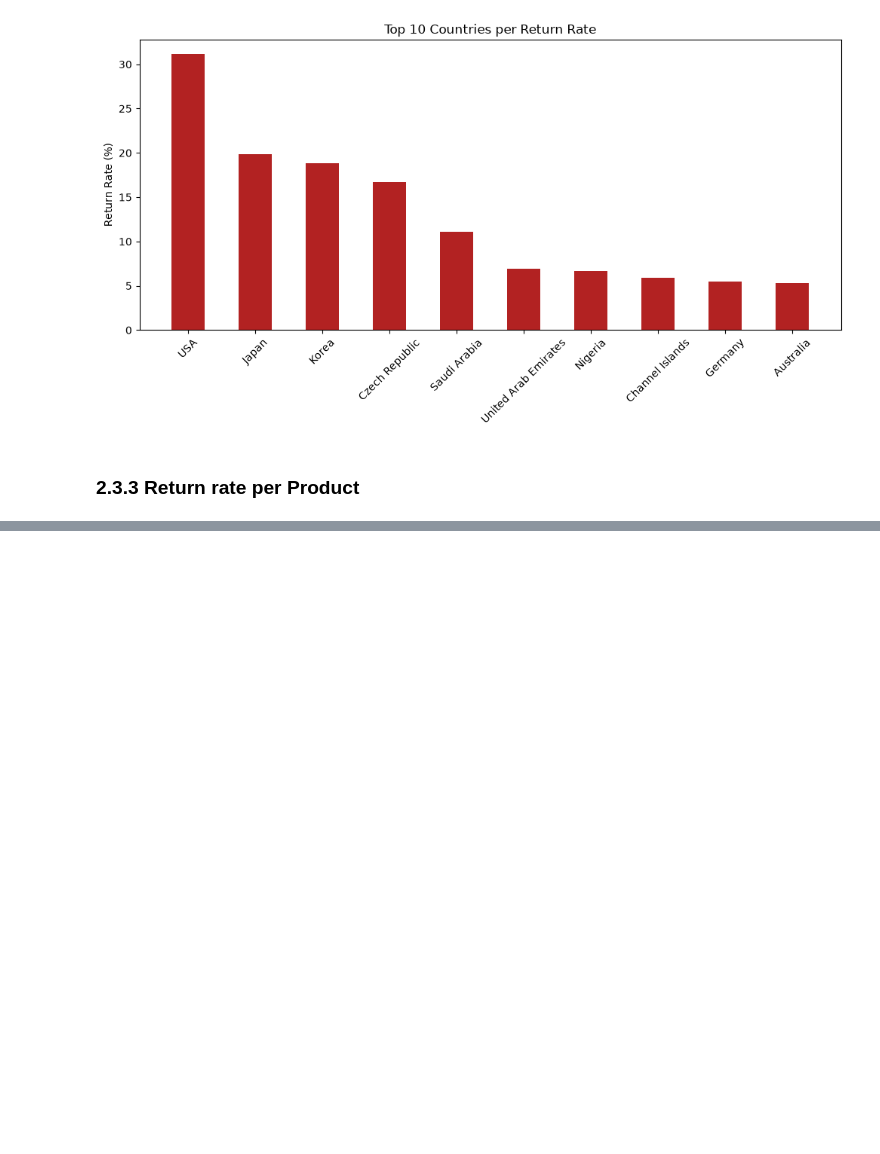
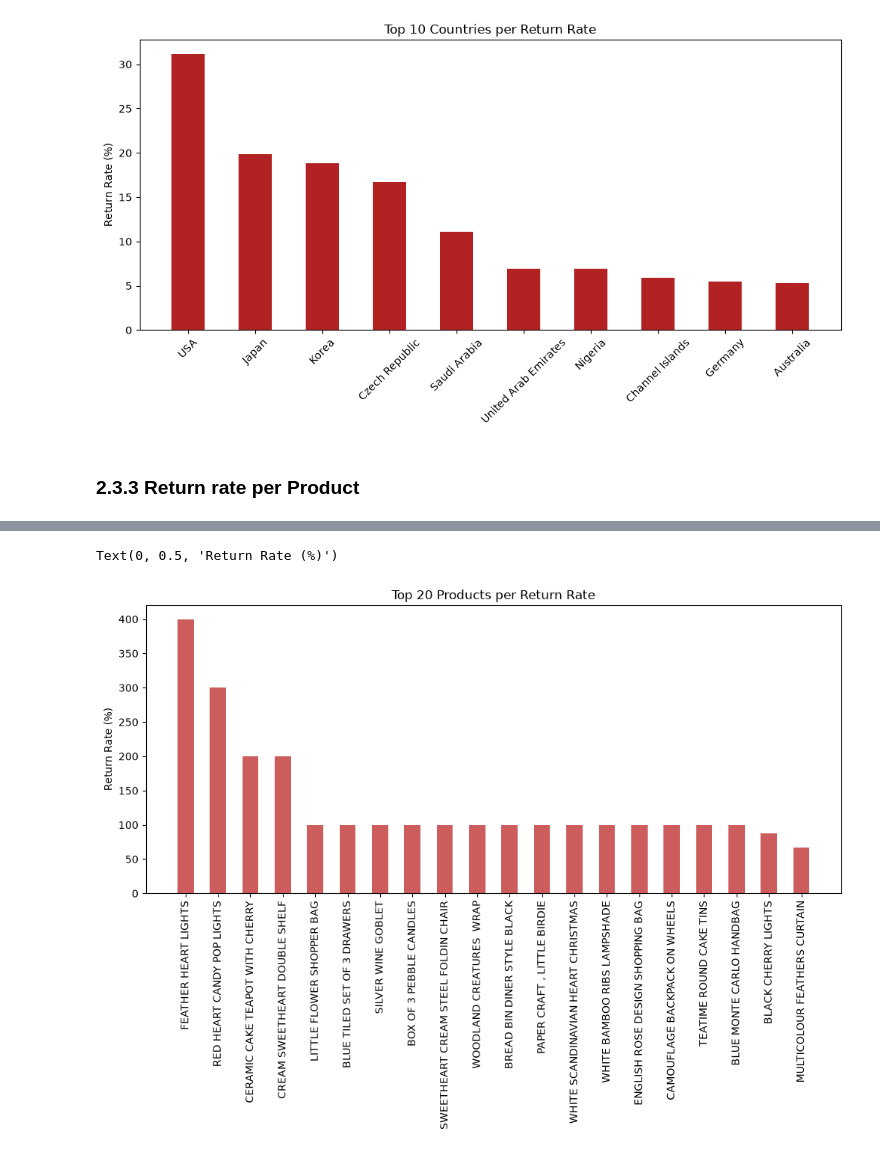
Before and after one commit to Sara-Munafo/retail-sales-analysis, a Jupyter notebook: notebooks/02_analysis.ipynb, the cells around one changed output, grey strips where cells are left out. Cells and saved outputs as stored; diff of their text form; code cells hidden in the pictures; blank space fills up the shorter version.

```diff
--- a/notebooks/02_analysis.ipynb
+++ b/notebooks/02_analysis.ipynb
@@ -375,3 +417,25 @@ Text(0, 0.5, 'Return Rate (%)')
 [figure]
 # %% [markdown]
 ### 2.3.3 Return rate per Product
+# %%
+q_prod_ret = """
+    SELECT
+    s.stock_code,
+    s.Description,
+    s.sales_volume,
+    COALESCE(r.return_volume, 0) AS return_volume,
+    ROUND(COALESCE(r.return_volume, 0) * 100.0 / s.sales_volume, 2) AS return_rate
+    FROM (
+        SELECT UPPER(StockCode) as stock_code, Description, COUNT(*) AS sales_volume
+        FROM sales
+        GROUP BY stock_code
+    ) s
+    LEFT JOIN (
+        SELECT UPPER(StockCode) as stock_code, Description, COUNT(*) AS return_volume
+        FROM returns
+        GROUP BY stock_code
+    ) r ON s.stock_code = r.stock_code
+    ORDER BY return_rate DESC
+    """
+
+df_prod_ret = pd.read_sql(q_prod_ret, engine)
@@ -377,0 +486,9 @@ Text(0, 0.5, 'Return Rate (%)')
+# %%
+plt.figure(figsize=(12,5))
+plt.bar(df_prod_ret["Description"][:20], df_prod_ret["return_rate"][:20], width=0.5, color="indianred")
+plt.xticks(rotation=90)
+plt.title("Top 20 Products per Return Rate")
+plt.ylabel("Return Rate (%)")
+# %% [output]
+Text(0, 0.5, 'Return Rate (%)')
+[figure, added]
```
Also changed, not shown: parts of 15 cells of this notebook, 1 other file.
